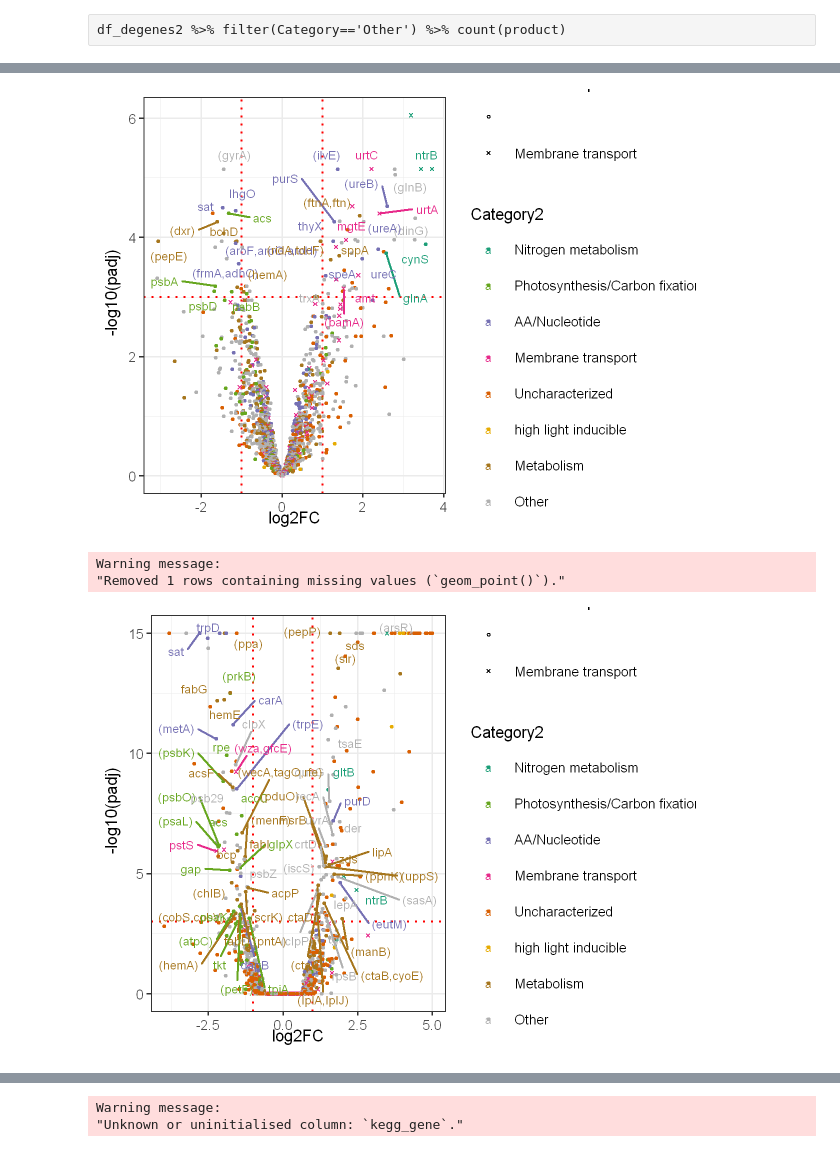
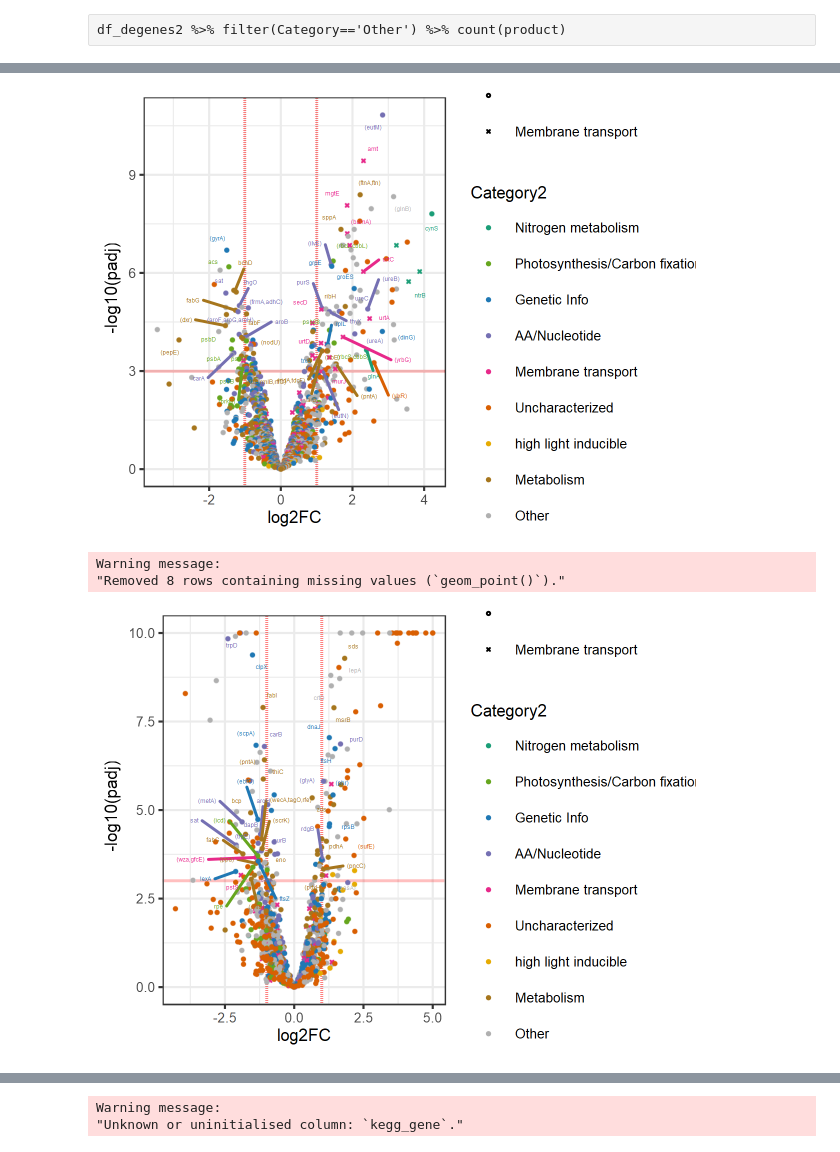
Before and after one commit to wosnat/CC1A3, a Jupyter notebook: Enrichment/CC1A3 MED4 figure long term.ipynb, the cells around one changed output, grey strips where cells are left out. Cells and saved outputs as stored; diff of their text form; code cells hidden in the pictures.

Commit message:
med4 gene vulcano plots

```diff
--- a/Enrichment/CC1A3 MED4 figure long term.ipynb
+++ b/Enrichment/CC1A3 MED4 figure long term.ipynb
@@ -34,6 +65,6 @@ lgl (2): down, up
 # %%
-df_all_orig = df_all_orig %>%
-    filter(contrast1 %in% c('LATEvsC1_prot', 'LATEvsC1P1_rna'))
+df_all = df_all_orig %>%
+    filter(contrast1 %in% c('LATEvsC1_prot', 'LATEvsC1_rna'))
 # %%
 df_degenes = df_all_orig %>%
     filter(padj < 0.05)
@@ -60,5 +75,3 @@ names(hpath_df); names(df_all_orig)
-# %%
-df_all = left_join(df_all_orig, hpath_df, by=c('gene_id'='locus_tag'))
 # %% [raw]
 df_all = df_all %>%
     mutate(
@@ -284,7 +301,7 @@ A spec_tbl_df: 3 × 33
 # %%
 df_all = df_all %>% filter(!is.na(Category)) #%>% count(product)
 # %%
-category_move_to_other = c('Env. Info/Cellular Process', 'Genetic Info')
+category_move_to_other = c('Env. Info/Cellular Process')
 category_move_to_metabolism = c('Energy/Carbohydrate/Glycan')
 category_move_to_aa = c('AA/Nucleotide;Energy/Carbohydrate/Glycan')
 df_all = df_all %>%
@@ -355,6 +373,7 @@ c("Nitrogen metabolism", "Other", "AA/Nucleotide", "Membrane transport",
 cat_order = c(
     "Nitrogen metabolism",
     "Photosynthesis/Carbon fixation",
+    'Genetic Info',
     "AA/Nucleotide",
     "Membrane transport",
     "Uncharacterized",
@@ -371,6 +390,7 @@ my.cols <- c(
   "Membrane transport" = "#e7298a",         # Pink
   "Uncharacterized" = "#d95f02",  # Orange
   "high light inducible" = "#e6ab02",       # Mustard yellow
+  'Genetic Info' = "#1f78b4",  # Deep blue
   #"Metabolism" = "#c0c0c0",                 # Brown
   "Metabolism" = "#a6761d",                 # Brown
   "Other" = "#b0b0b0"                       # Gray
@@ -429,7 +435,7 @@ ggplot(aes(x = logFC, y =log.padj, color=Category2, fill=Category2, shape=Membra
           )) +
     geom_vline(xintercept = c(-1,1), colour = "red", linetype="dotted" ) + # Add fold change cutoffs
     geom_hline(yintercept = 3, colour = "red", linetype="dotted" ) + # Add significance cutoffs
-    geom_point(size=0.5, stroke=0.5 )+
+    ggrastr::geom_point_rast(size=0.3, stroke=0.5 )+
     theme_bw(base_size = 8) + # change theme
     #theme_bw() + # change theme
     xlab(expression("log2FC")) + # x-axis label
@@ -439,48 +445,48 @@ ggplot(aes(x = logFC, y =log.padj, color=Category2, fill=Category2, shape=Membra
     scale_fill_manual(values = my.cols)+
     scale_shape_manual(values = c(21,4)) +
     geom_text_repel(data=df_labels,
-                    aes( logFC, log.padj ,label=gene), max.overlaps = Inf, size=2)  #+ # add gene label
+                   aes( logFC, log.padj ,label=gene), max.overlaps = Inf, size=1)  #+ # add gene label
     #facet_wrap(~contrast, ncol=2)
 # %% [output]
-[figure, old version]
+[figure, new version]
 # %%
 ggsave('figures/MED4_longterm_DE_Proteome.svg', height = 3, width = 4)
 # %%
 library(ggrepel)
 assay = 'RNA'
 
 
-ymax <- 15
+ymax <- 10
 df_all$capped.log.padj <- pmin(df_all$log.padj, ymax)
 xmax <- 5
 df_all$capped.logFC <- pmin(df_all$logFC, xmax)
 
 
 df_labels = df_all %>%
   filter(Assay == assay, abs(logFC) > 1, log.padj > 3, !is.na(gene), gene != '')
 
 # Use ggplot2 allows more flexibility in plotting
 df_all %>% filter(Assay == assay) %>%
 ggplot(aes(x = capped.logFC, y =capped.log.padj, color=Category2, fill=Category2, shape=Membrane.transport
           )) +
     geom_vline(xintercept = c(-1,1), colour = "red", linetype="dotted" ) + # Add fold change cutoffs
     geom_hline(yintercept = 3, colour = "red", linetype="dotted" ) + # Add significance cutoffs
-    geom_point(size=0.5, stroke=0.5 )+
+    ggrastr::geom_point_rast(size=0.3, stroke=0.5 )+
     theme_bw(base_size = 8) + # change theme
     #theme_bw() + # change theme
     xlab(expression("log2FC")) + # x-axis label
     ylab(expression(" -log10(padj)")) + # y-axis label
     #geom_vline(xintercept = 0, colour = "black") + # Add 0 lines
     scale_colour_manual(values = my.cols)+
     scale_fill_manual(values = my.cols)+
     scale_shape_manual(values = c(21,4)) +
     geom_text_repel(data=df_labels,
-                    aes( capped.logFC, capped.log.padj ,label=gene), max.overlaps = Inf, size=2)  #+ # add gene label
+                    aes( capped.logFC, capped.log.padj ,label=gene), max.overlaps = Inf, size=1)  #+ # add gene label
     #facet_wrap(~contrast, ncol=2)
 # %% [output]
 Warning message:
-"Removed 1 rows containing missing values (`geom_point()`)."
+"Removed 8 rows containing missing values (`geom_point()`)."
-[figure, old version]
+[figure, new version]
 # %%
 ggsave('figures/MED4_longterm_DE_RNA.svg', height = 3, width = 4)
 # %% [output]
```
Also changed, not shown: parts of 25 cells of this notebook, 5 other files.
